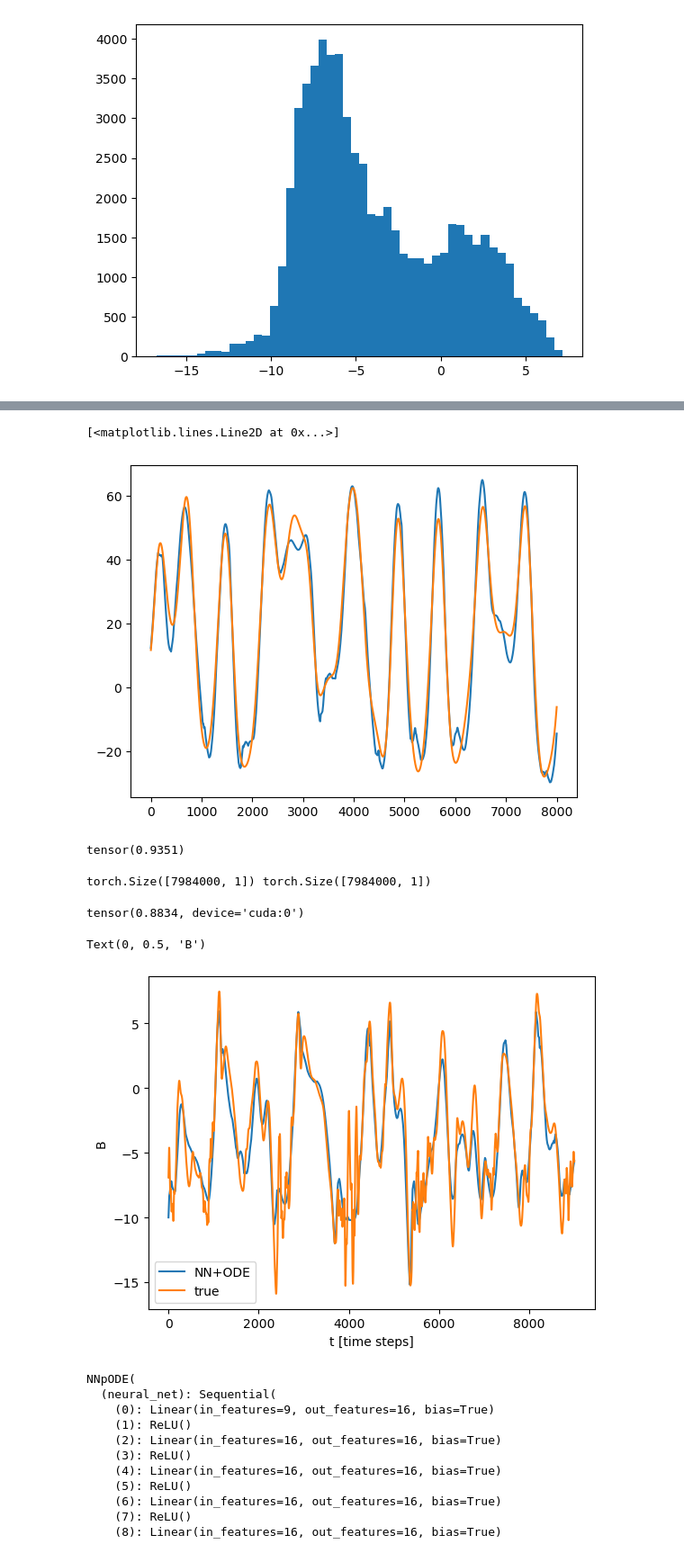
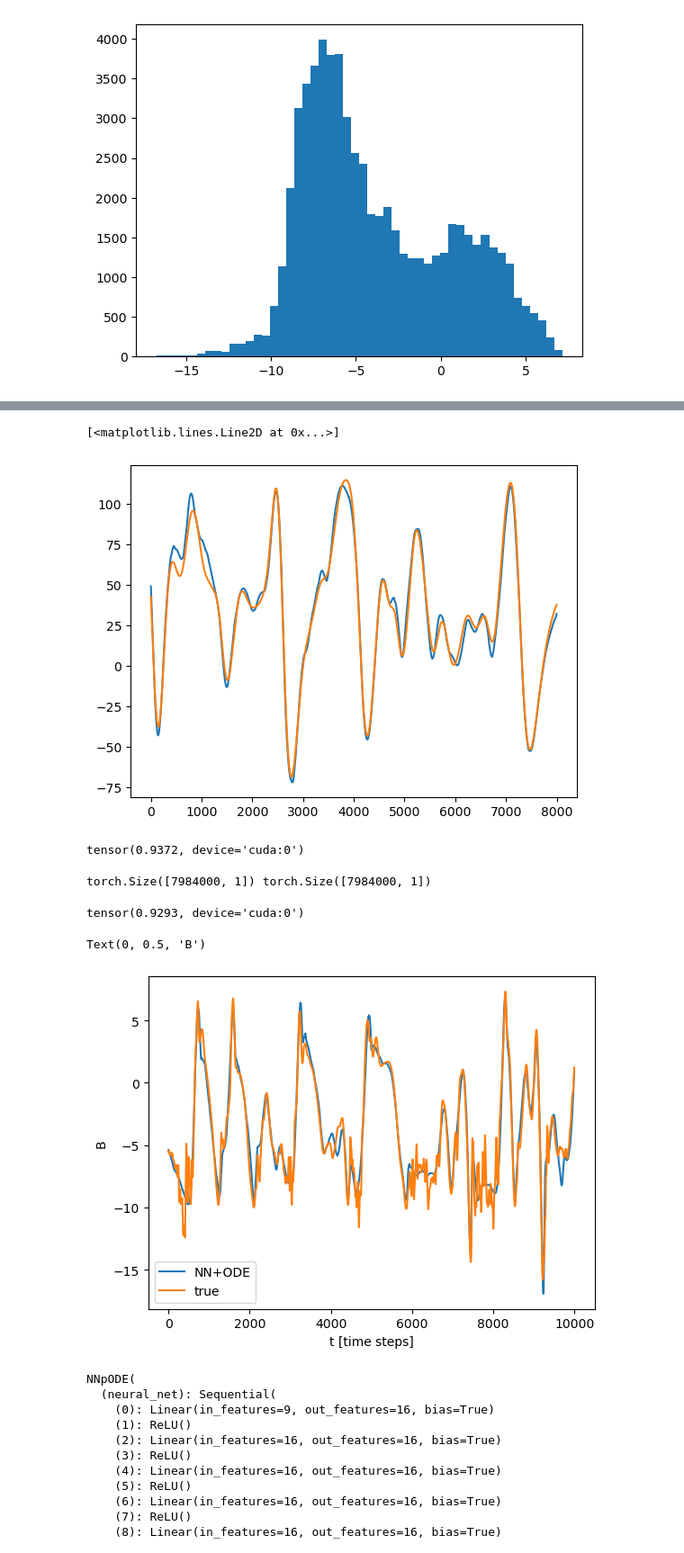
Before and after one commit to DLR-PA-EVA/schoenfeld26james_PrognosticMemoryParmeterizations, a Jupyter notebook: plots.ipynb, the cells around one changed output, grey strips where cells are left out. Shown at 90% size. Saved outputs shown, nothing was run; the diff lists cells and outputs as text; code cells hidden in the pictures.

```diff
--- a/plots.ipynb
+++ b/plots.ipynb
@@ -73,7 +71,7 @@ plt.hist(B.flatten(), bins=50)
  <BarContainer object of 50 artists>)
 [figure]
 # %%
-L96 = xr.open_dataset('online_runs/ODE_Z/input_lagg=1000/time=1000MTU_m=0.001_tau=0.001.nc')
+L96 = xr.open_dataset('online_runs/ODE_Z/input_lagg=1000/time=1000MTU_m=0.001_tau=0.001_faster.nc')
 L96
 # %% [output]
 <xarray.Dataset> Size: 1GB
@@ -102,14 +100,15 @@ plt.plot(Z[990_000:, k, i])
 plt.plot(Z_ODE[990_000:, k, i])
 # %% [output]
 [<matplotlib.lines.Line2D at 0x...>]
-[figure, old version]
+[figure, new version]
 # %%
-with open('networks/NN+AE+D/input_lagg=1000/m=0.001_tau=0.001_NN+AE+D_w=0.0001.pkl', 'rb') as file:
+# with open('networks/NN+AE+D/input_lagg=1000/m=0.001_tau=0.001_NN+AE+D_w=0.0001.pkl', 'rb') as file:
+with open('networks/NN+AE+D/input_lagg=1000/m=0.001_tau=0.001_NN+AE+D_w=0.001_for_ODE_more_data.pkl', 'rb') as file:
     model = torch.load(file, weights_only=False, map_location=device)
 
 max(model.R2)
 # %% [output]
-tensor(0.9351)
+tensor(0.9372, device='cuda:0')
 # %%
 to_tensor = lambda x: torch.tensor(x, dtype=torch.float32, device=device)
 Xt, Bt, Z_ODEt = to_tensor(X.reshape(-1, 1)), to_tensor(B.reshape(-1, 1)), to_tensor(Z_ODE.reshape(-1, 8))
@@ -124,18 +123,18 @@ print(B_NN.shape, Bt.shape)
 R2Score()(B_NN, Bt)
 # %% [output]
 torch.Size([7984000, 1]) torch.Size([7984000, 1])
-tensor(0.8834, device='cuda:0')
+tensor(0.9293, device='cuda:0')
 # %%
 b_nn = B_NN.cpu().detach().numpy().flatten()
 b = Bt.cpu().detach().numpy().flatten()
-plt.plot(b_nn[::8], label='NN+ODE')
-plt.plot(b[::8], label='true')
+plt.plot(b_nn[:8*10_000:8], label='NN+ODE')
+plt.plot(b[:8*10_000:8], label='true')
 plt.legend()
 plt.xlabel('t [time steps]')
 plt.ylabel('B')
 # %% [output]
 Text(0, 0.5, 'B')
-[figure, old version]
+[figure, new version]
 # %%
 # Retrain NN to predict true B from Z_ODE
 model = NNpODE(1000, latent_dims=8)
```
Also changed, not shown: parts of 31 cells of this notebook, 6 other files.
